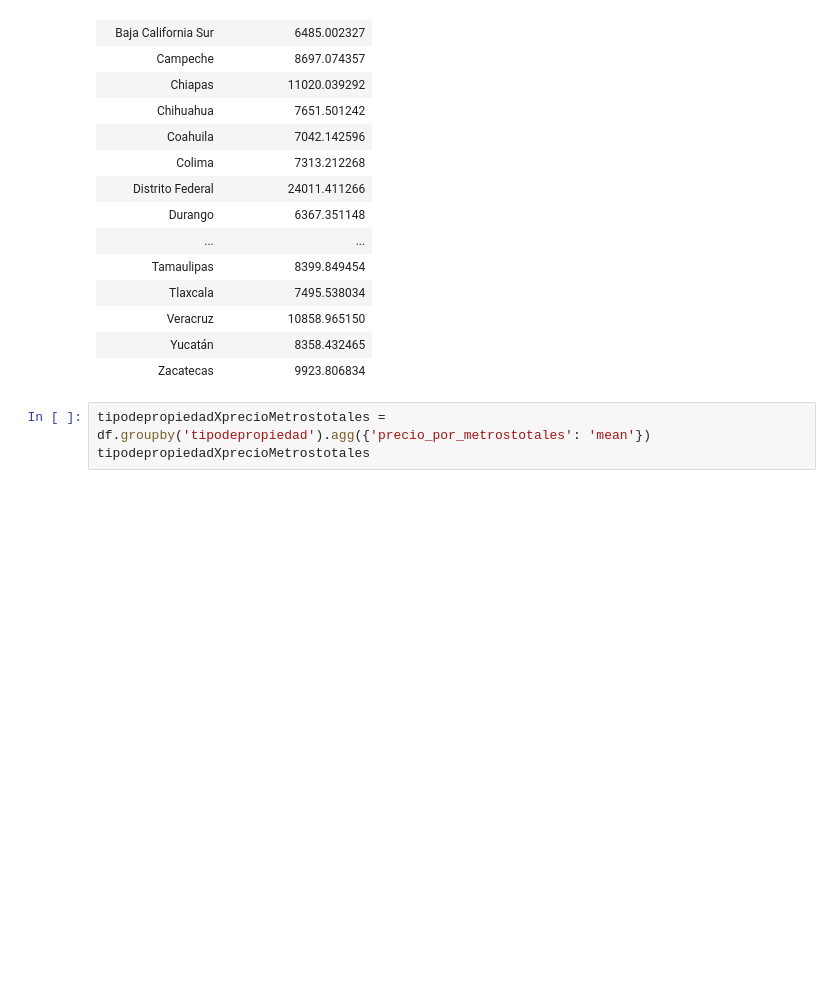
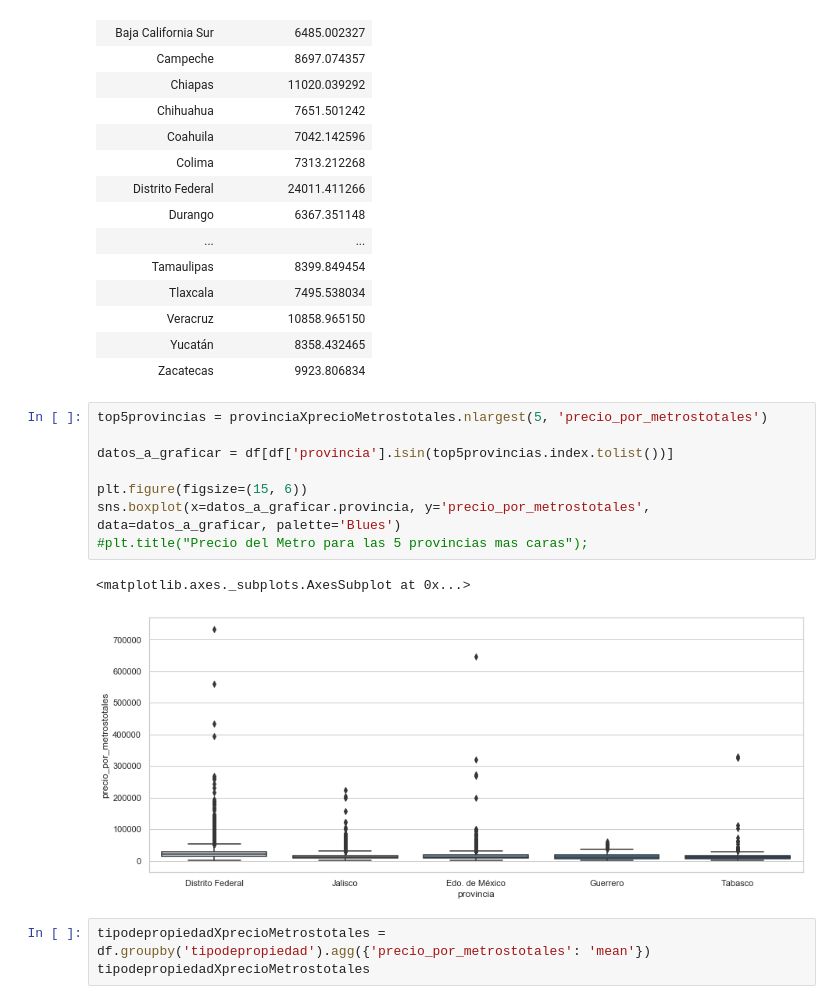
Before and after one commit to camilaserra5/7506-organizacion-de-datos, a Jupyter notebook: precioPorMetro.ipynb, the cells around one changed output. Drawn from its saved outputs; the diff is of its cells as text; blank space fills up the shorter version.

```diff
--- a/precioPorMetro.ipynb
+++ b/precioPorMetro.ipynb
@@ -68,6 +68,17 @@ provinciaXprecioMetrostotales
 | Veracruz | 10858.965150 |
 | Yucatán | 8358.432465 |
 | Zacatecas | 9923.806834 |
+# %%
+top5provincias = provinciaXprecioMetrostotales.nlargest(5, 'precio_por_metrostotales')
+
+datos_a_graficar = df[df['provincia'].isin(top5provincias.index.tolist())]
+
+plt.figure(figsize=(15, 6))
+sns.boxplot(x=datos_a_graficar.provincia, y='precio_por_metrostotales', data=datos_a_graficar, palette='Blues')
+#plt.title("Precio del Metro para las 5 provincias mas caras");
+# %% [output]
+<matplotlib.axes._subplots.AxesSubplot at 0x...>
+[figure, added]
 # %%
 tipodepropiedadXprecioMetrostotales = df.groupby('tipodepropiedad').agg({'precio_por_metrostotales': 'mean'})
 tipodepropiedadXprecioMetrostotales
```
Also changed, not shown: parts of 1 cell of this notebook.
